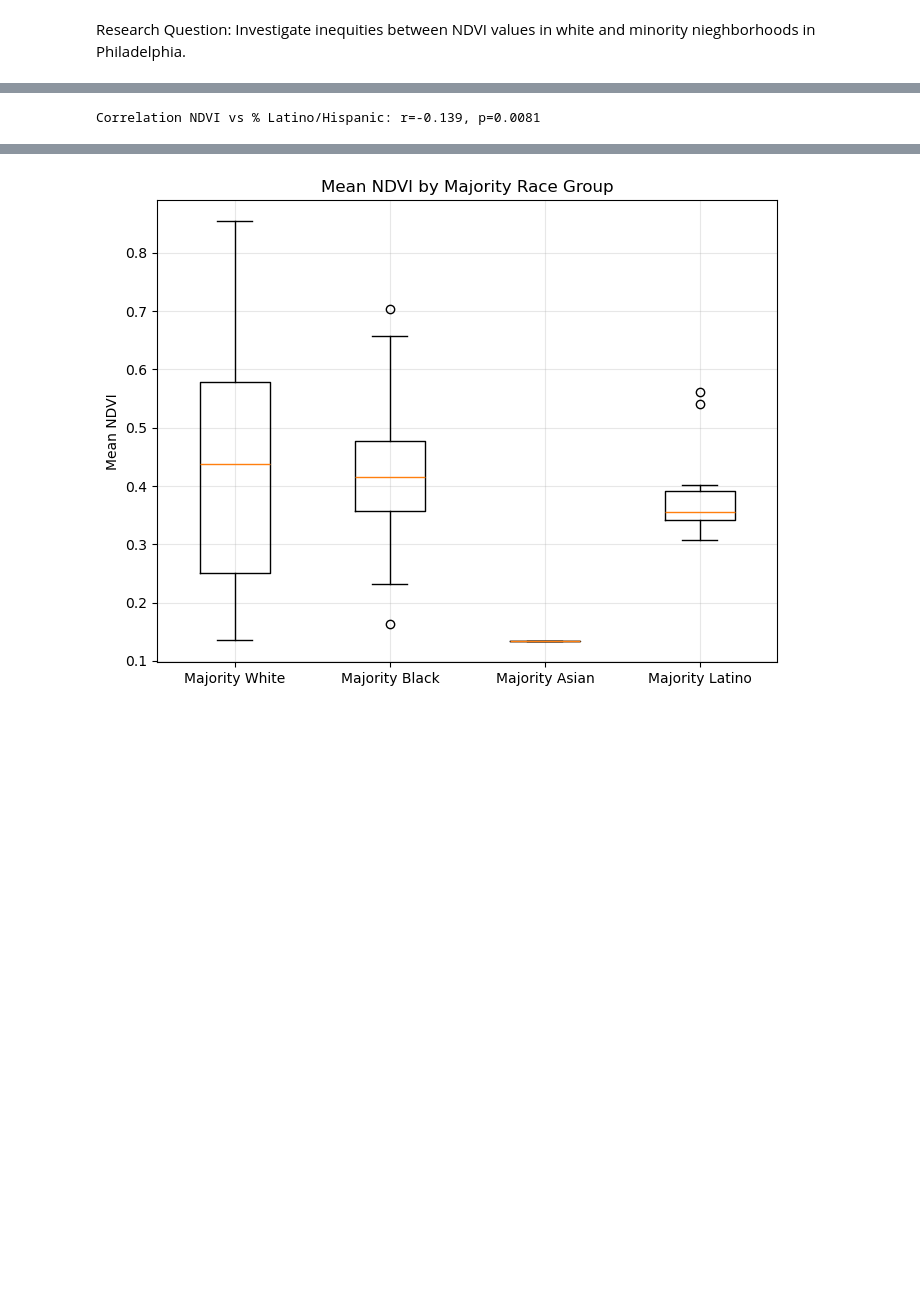
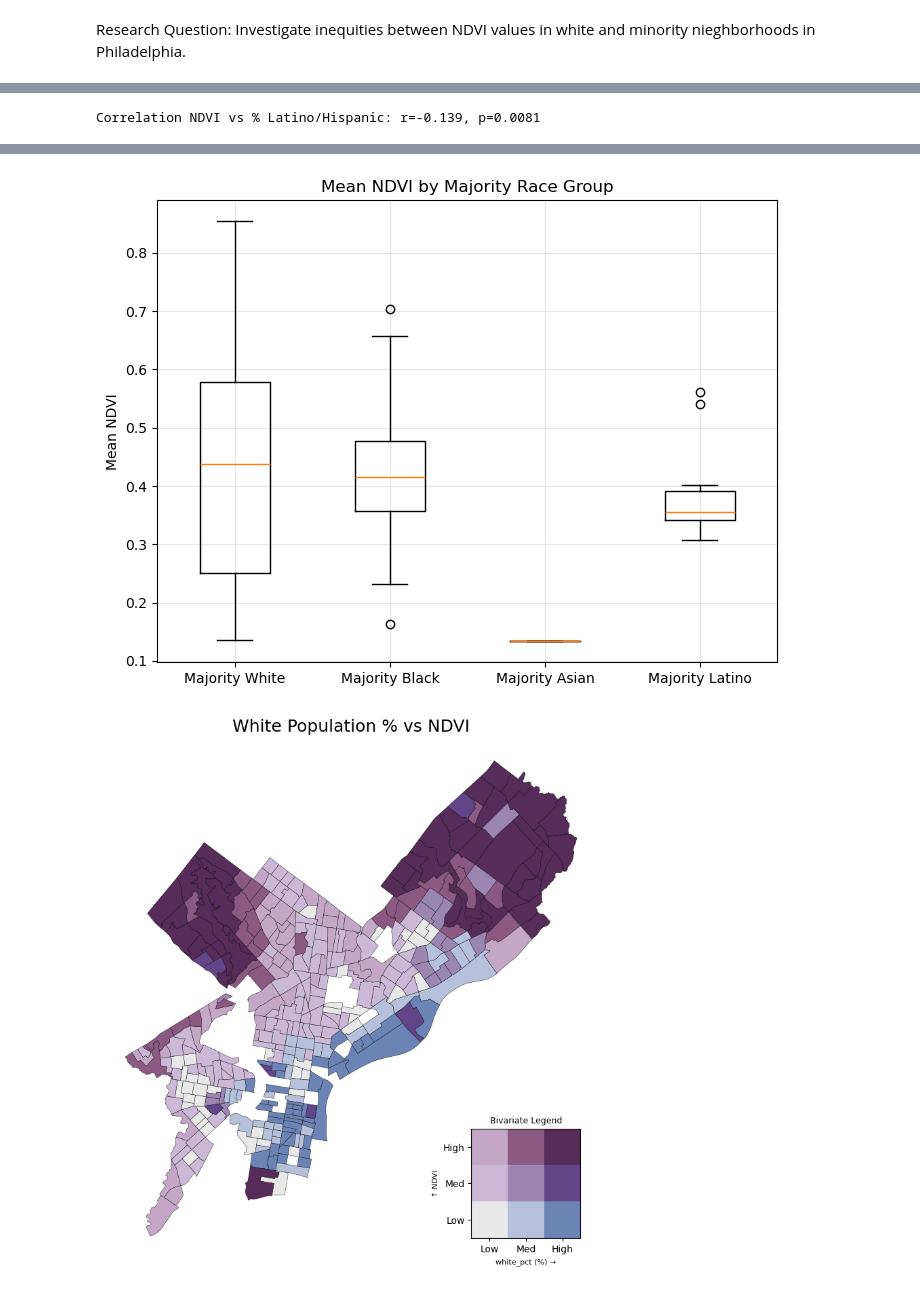
Before and after one commit to earthlab-education/04-vegetation-charliewrede, a Jupyter notebook: Portfolio_Philadelphia.ipynb, the cells around one changed output, grey strips where cells are left out. Cells and saved outputs as stored; diff of their text form; code cells hidden in the pictures; blank space fills up the shorter version.

```diff
--- a/Portfolio_Philadelphia.ipynb
+++ b/Portfolio_Philadelphia.ipynb
@@ -13,6 +100,9 @@ import geopandas as gpd
 import rioxarray as rxr
 import xarray as xr
 import matplotlib.pyplot as plt
+from matplotlib.colors import to_rgb
+from mpl_toolkits.axes_grid1.inset_locator import inset_axes
+from mapclassify import NaturalBreaks
 
 from shapely.geometry import mapping
 from scipy.stats import pearsonr
@@ -71,7 +161,7 @@ race_df["hispanic_pct"] = race_df["hispanic"] / race_df["total_pop"] * 100
 
 tracts_race = tracts.merge(
     race_df[[
-        "GEOID10", "total_pop",
+        "GEOID10", "NAME", "total_pop",
         "white", "black", "asian", "hispanic",
         "white_pct", "black_pct", "asian_pct", "hispanic_pct"
     ]],
@@ -142,7 +232,7 @@ print("Majority black:",  len(majority_black))
 print("Majority asian:",  len(majority_asian))
 print("Majority latino:", len(majority_latino))
 
-# 7. Correlation and scatterplot
+# Correlation and scatterplot
 
 def add_regression_line(ax, x, y):
     X = np.array(x).reshape(-1, 1)
@@ -174,7 +264,7 @@ scatter("black_pct",   "% Black")
 scatter("asian_pct",   "% Asian")
 scatter("hispanic_pct","% Latino/Hispanic")
 
-# 8. Box plot (White vs Black vs Asian vs Latino)
+# Box plot (White vs Black vs Asian vs Latino)
 
 fig, ax = plt.subplots(figsize=(8, 6))
 data = [
@@ -187,30 +277,108 @@ data = [
 ax.boxplot(
     data,
     labels=[
         "Majority White",
         "Majority Black",
         "Majority Asian",
         "Majority Latino"
     ]
 )
 
 ax.set_title("Mean NDVI by Majority Race Group")
 ax.set_ylabel("Mean NDVI")
 plt.grid(alpha=0.3)
 plt.show()
+
+
+#  Defined a bivariate color scheme (3x3 matrix)
+
+bivariate_colors = {
+    (0, 0): "#e8e8e8",
+    (0, 1): "#b5c0da",
+    (0, 2): "#6c83b5",
+    (1, 0): "#cbb8d7",
+    (1, 1): "#9a86b1",
+    (1, 2): "#634689",
+    (2, 0): "#c4a7c6",
+    (2, 1): "#8c5983",
+    (2, 2): "#552d58"
+}
+
+# Function to create bivariate maps
+
+from matplotlib.colors import to_rgb
+from mpl_toolkits.axes_grid1.inset_locator import inset_axes
+def jenks_bin(series, k=3):
+    nb = NaturalBreaks(series.dropna(), k=k)
+    return nb.find_bin(series)
+def make_bivariate_map(df, race_col, output_title):
+
+    working = df.dropna(subset=[race_col, "mean_ndvi"]).copy()
+
+    # Bin variables into classes, I used natural breaks
+    working["race_bin"] = jenks_bin(working[race_col], k=3)
+
+    working["ndvi_bin"] = pd.qcut(working["mean_ndvi"], q=3, labels=[0, 1, 2])
+
+    # Assign combined bivariate color
+    working["bivar_color"] = working.apply(
+        lambda r: bivariate_colors[(int(r["ndvi_bin"]), int(r["race_bin"]))], axis=1
+    )
+
+    # Create map
+    fig, ax = plt.subplots(figsize=(10, 10))
+    working.plot(color=working["bivar_color"], ax=ax, edgecolor="black", linewidth=0.3)
+
+    ax.set_title(output_title, fontsize=18)
+    ax.axis("off")
+
+    #  Add legend on the lower right
+    # width/height can be changed; loc="lower right" places it along lower right of the map
+    legend_ax = inset_axes(ax, width="22%", height="22%", loc="lower right", borderpad=2)
+
+    matrix_rgb = np.array([
+        [to_rgb(bivariate_colors[(2,0)]), to_rgb(bivariate_colors[(2,1)]), to_rgb(bivariate_colors[(2,2)])],
+        [to_rgb(bivariate_colors[(1,0)]), to_rgb(bivariate_colors[(1,1)]), to_rgb(bivariate_colors[(1,2)])],
+        [to_rgb(bivariate_colors[(0,0)]), to_rgb(bivariate_colors[(0,1)]), to_rgb(bivariate_colors[(0,2)])],
+    ])
+
+    legend_ax.imshow(matrix_rgb)
+
+    legend_ax.set_xticks([0, 1, 2])
+    legend_ax.set_yticks([0, 1, 2])
+    legend_ax.set_xticklabels(["Low", "Med", "High"])
+    legend_ax.set_yticklabels(["High", "Med", "Low"])  # NDVI increases upward
+
+    legend_ax.set_xlabel(f"{race_col} (%) →", fontsize=8)
+    legend_ax.set_ylabel("↑ NDVI", fontsize=8)
+    legend_ax.set_title("Bivariate Legend", fontsize=9)
+
+    plt.show()
+
+
+
+# ---------------------------------------------------------
+# 3) Run the maps for each group
+# ---------------------------------------------------------
+
+make_bivariate_map(tracts_race, "white_pct", "White Population % vs NDVI")
+make_bivariate_map(tracts_race, "black_pct", "Black Population % vs NDVI")
+make_bivariate_map(tracts_race, "asian_pct", "Asian Population % vs NDVI")
+make_bivariate_map(tracts_race, "hispanic_pct", "Latino/Hispanic % vs NDVI")
 # %% [output]
 Group counts:
 Majority white: 127
 Majority black: 140
 Majority asian: 1
 Majority latino: 23
 
 Correlation NDVI vs % White: r=0.052, p=0.3207
 [figure]
 Correlation NDVI vs % Black: r=0.080, p=0.1277
 [figure]
 Correlation NDVI vs % Asian: r=-0.263, p=0.0000
 [figure]
 Correlation NDVI vs % Latino/Hispanic: r=-0.139, p=0.0081
 [figure]
 [figure]
+[figure, added]
```
Also changed, not shown: parts of 2 cells of this notebook, 2 other files.
